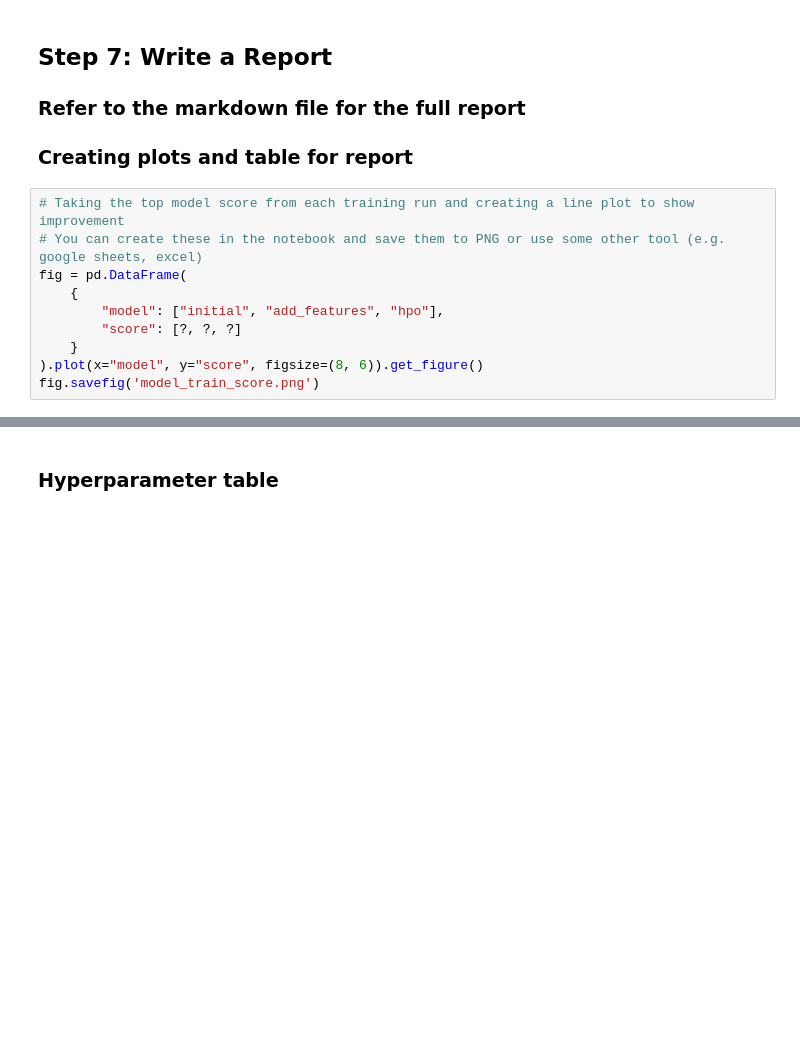
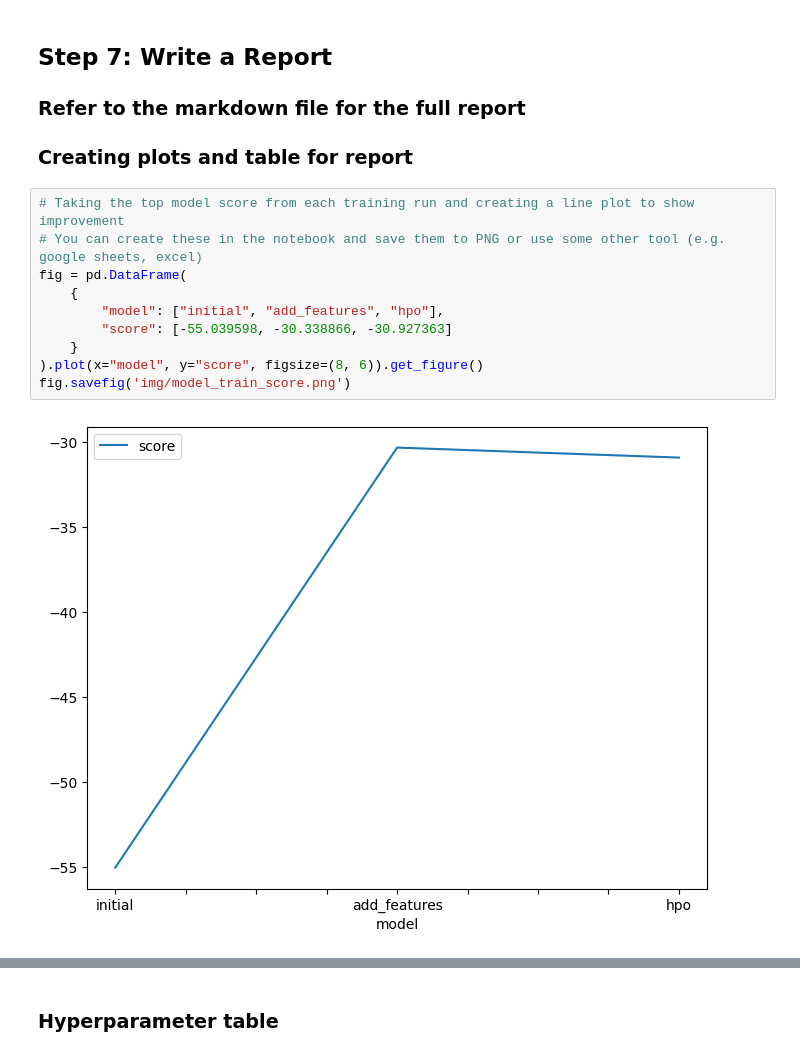
Before and after one commit to migueldlfuentem/udacity-ml-engineering, a Jupyter notebook: cd0385-project-starter/project/project-template.ipynb, the cells around one changed output, grey strips where cells are left out. Drawn from its saved outputs; the diff is of its cells as text; blank space fills up the shorter version.

```diff
--- a/cd0385-project-starter/project/project-template.ipynb
+++ b/cd0385-project-starter/project/project-template.ipynb
@@ -646,13 +645,15 @@ submission.csv               2024-08-15 15:15:55  first raw submission
 # %%
 # Taking the top model score from each training run and creating a line plot to show improvement
 # You can create these in the notebook and save them to PNG or use some other tool (e.g. google sheets, excel)
 fig = pd.DataFrame(
     {
         "model": ["initial", "add_features", "hpo"],
-        "score": [?, ?, ?]
+        "score": [-55.039598, -30.338866, -30.927363]
     }
 ).plot(x="model", y="score", figsize=(8, 6)).get_figure()
-fig.savefig('model_train_score.png')
+fig.savefig('img/model_train_score.png')
+# %% [output]
+[figure, added]
 # %%
 # Take the 3 kaggle scores and creating a line plot to show improvement
 fig = pd.DataFrame(
```
Also changed, not shown: parts of 8 cells of this notebook, 2 other files.
